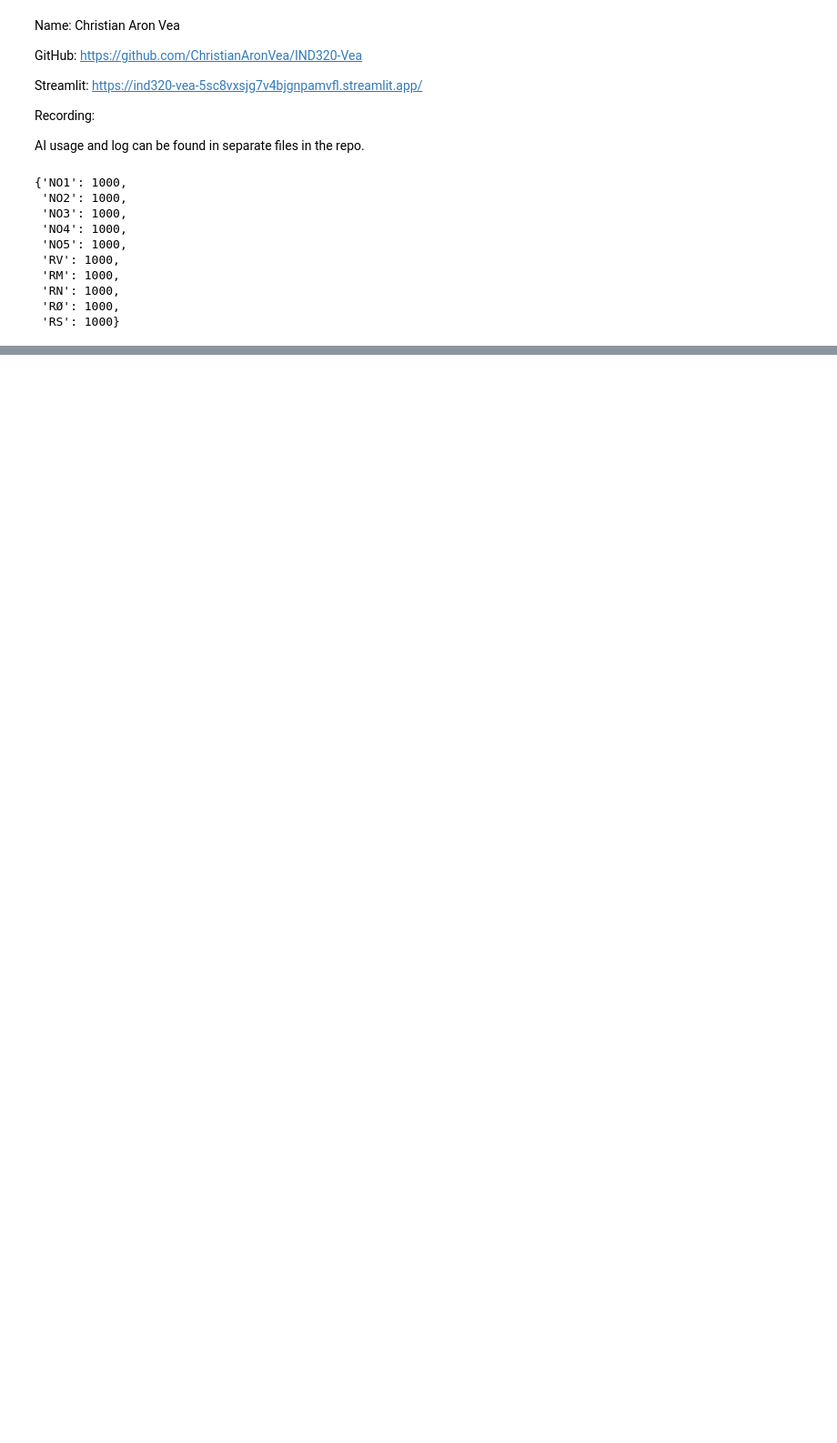
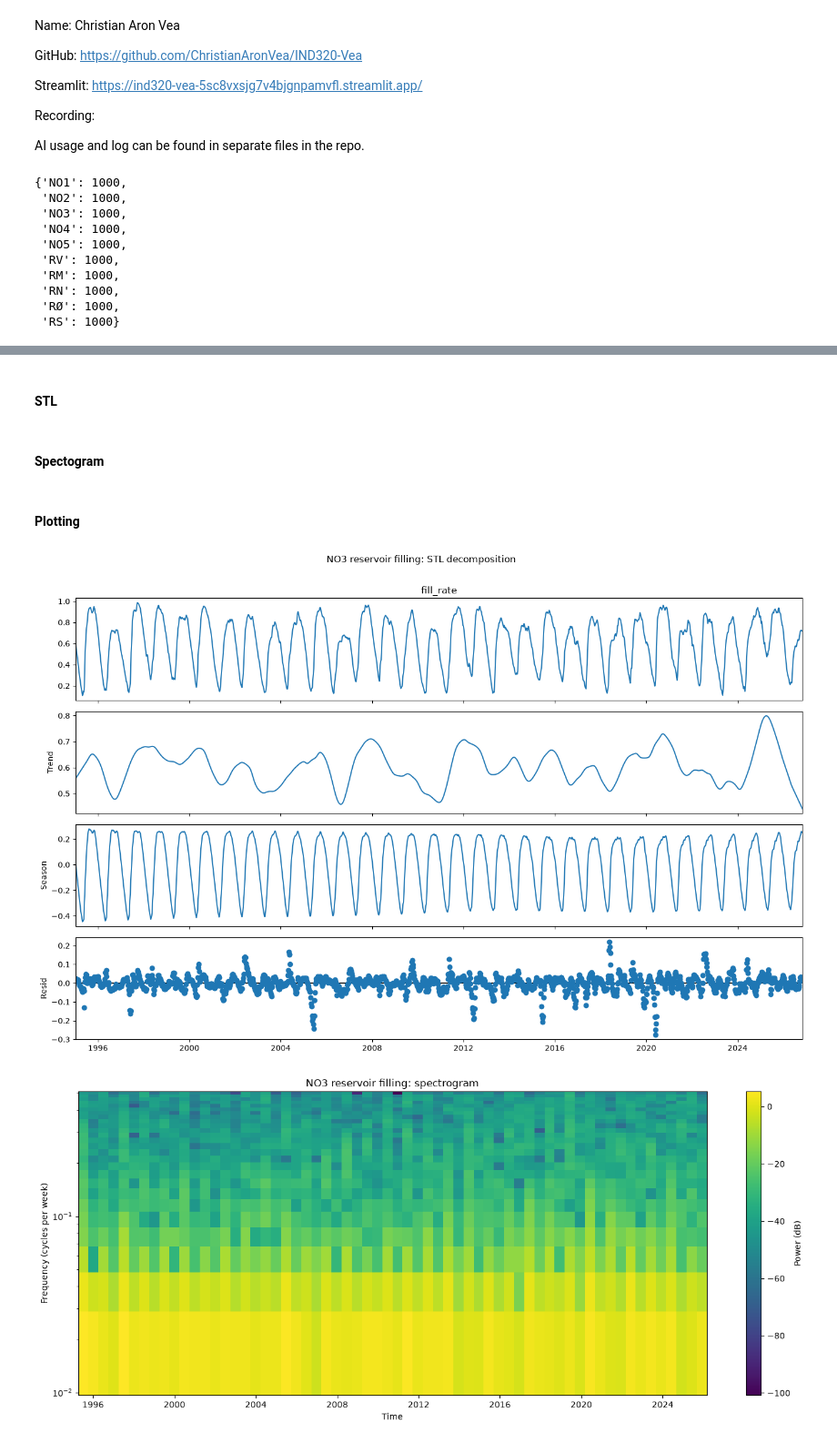
Before and after one commit to ChristianAronVea/IND320-Vea, a Jupyter notebook: Notebooks/Part3.ipynb, the cells around one changed output, grey strips where cells are left out. Shown at 91% size. Saved outputs shown, nothing was run; the diff lists cells and outputs as text; code cells hidden in the pictures; blank space fills up the shorter version.

```diff
--- a/Notebooks/Part3.ipynb
+++ b/Notebooks/Part3.ipynb
@@ -368 +426,3 @@ no3_fill.head()
+# %% [markdown]
+#### STL
 # %%
@@ -430,0 +451,2 @@ def plot_fill_rate_spectrogram(fill_rate, window_length=52, window_overlap=26):
+# %% [markdown]
+#### Spectogram
@@ -431,18 +488,10 @@ def plot_fill_rate_spectrogram(fill_rate, window_length=52, window_overlap=26):
+# %% [markdown]
+#### Plotting
 # %%
-test_weekly_dates = pd.date_range("2020-01-05", periods=5 * 52, freq="W-SUN")
-test_fill = pd.Series(
-    0.5 + 0.1 * np.sin(2 * np.pi * np.arange(len(test_weekly_dates)) / 52),
-    index=test_weekly_dates,
-)
-test_stl_fig = plot_stl_decomposition(test_fill)
-test_spectrogram_fig = plot_fill_rate_spectrogram(test_fill)
-assert len(test_stl_fig.axes) >= 4
-assert len(test_spectrogram_fig.axes) >= 2
-plt.close(test_stl_fig)
-plt.close(test_spectrogram_fig)
-
-stl_fig = plot_stl_decomposition(no3_fill, seasonal=13, trend=53, robust=True)
-spectrogram_fig = plot_fill_rate_spectrogram(
-    no3_fill, window_length=52, window_overlap=26
-)
+# Run the STL decomposition and spectrogram plotting functions on the NO3 fill-rate data
+stl_fig = plot_stl_decomposition(no3_fill)
+spectrogram_fig = plot_fill_rate_spectrogram(no3_fill)
 plt.show()
+# %% [output]
+[figure, added]
+[figure, added]
```
Also changed, not shown: parts of 20 cells of this notebook, 1 other file.
